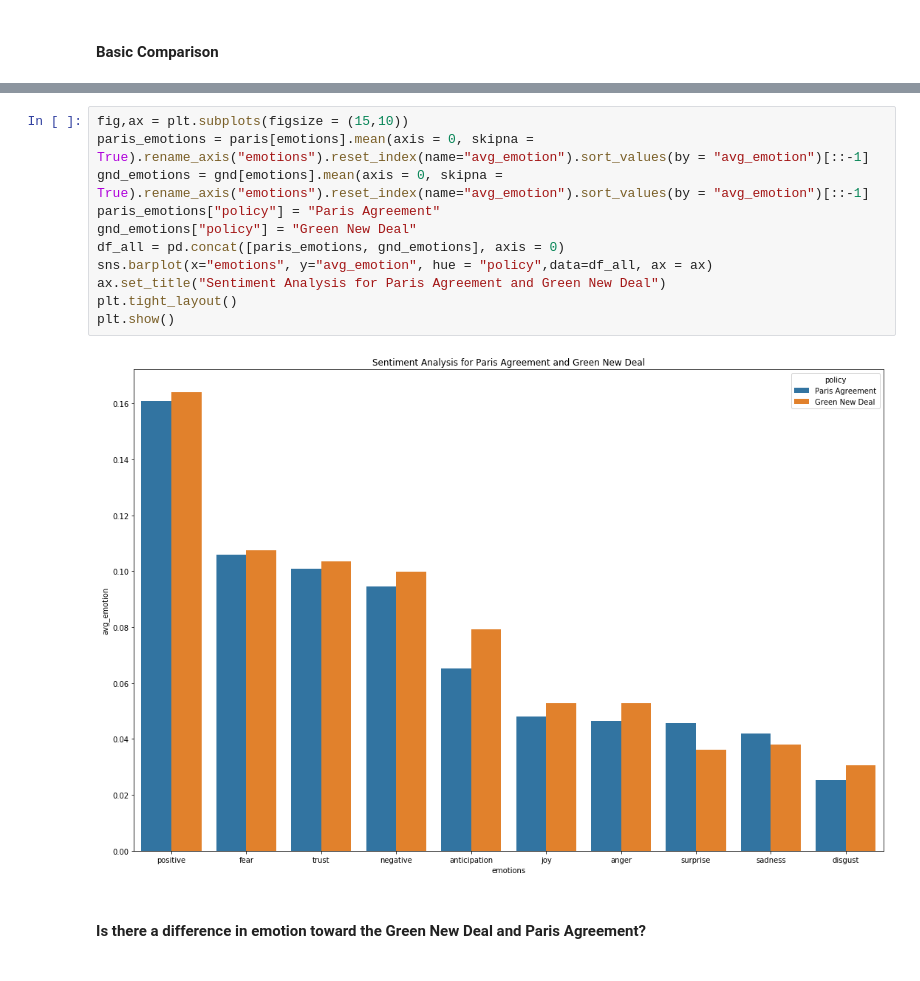
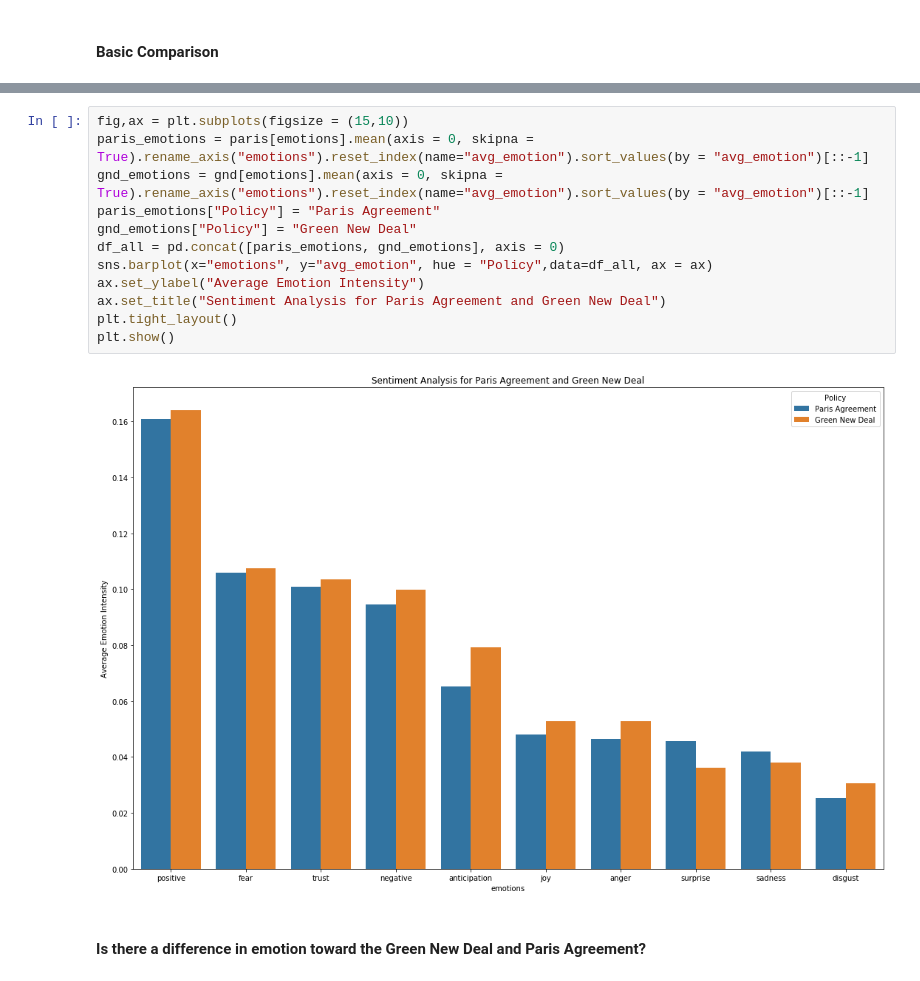
Before and after one commit to tabithaks/Public-Opinion-on-Climate-Change-Initiatives, a Jupyter notebook: Sentiment Analysis/Paris_v_GND.ipynb, the cells around one changed output, grey strips where cells are left out. Cells and saved outputs as stored; diff of their text form.

```diff
--- a/Sentiment Analysis/Paris_v_GND.ipynb
+++ b/Sentiment Analysis/Paris_v_GND.ipynb
@@ -22,16 +22,17 @@ plt.show()
 # %%
 fig,ax = plt.subplots(figsize = (15,10))
 paris_emotions = paris[emotions].mean(axis = 0, skipna = True).rename_axis("emotions").reset_index(name="avg_emotion").sort_values(by = "avg_emotion")[::-1]
 gnd_emotions = gnd[emotions].mean(axis = 0, skipna = True).rename_axis("emotions").reset_index(name="avg_emotion").sort_values(by = "avg_emotion")[::-1]
-paris_emotions["policy"] = "Paris Agreement"
-gnd_emotions["policy"] = "Green New Deal"
+paris_emotions["Policy"] = "Paris Agreement"
+gnd_emotions["Policy"] = "Green New Deal"
 df_all = pd.concat([paris_emotions, gnd_emotions], axis = 0)
-sns.barplot(x="emotions", y="avg_emotion", hue = "policy",data=df_all, ax = ax)
+sns.barplot(x="emotions", y="avg_emotion", hue = "Policy",data=df_all, ax = ax)
+ax.set_ylabel("Average Emotion Intensity")
 ax.set_title("Sentiment Analysis for Paris Agreement and Green New Deal")
 plt.tight_layout()
 plt.show()
 # %% [output]
-[figure, old version]
+[figure, new version]
 # %% [markdown]
 #### Is there a difference in emotion toward the Green New Deal and Paris Agreement?
 # %%
```
Also changed, not shown: parts of 14 cells of this notebook.
